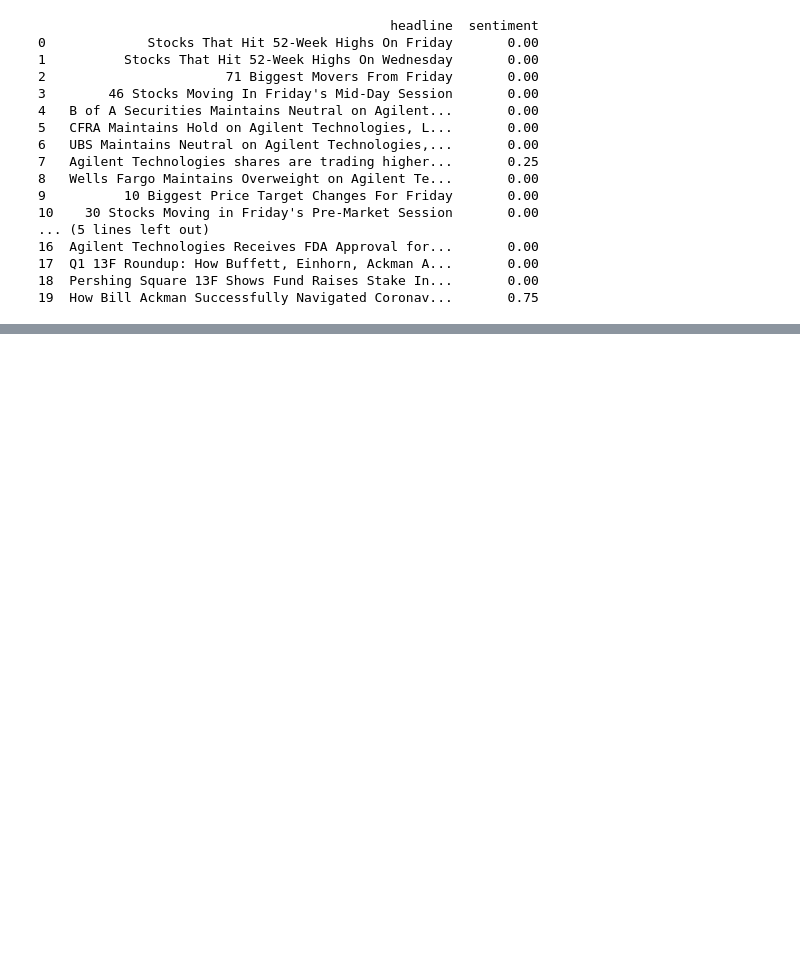
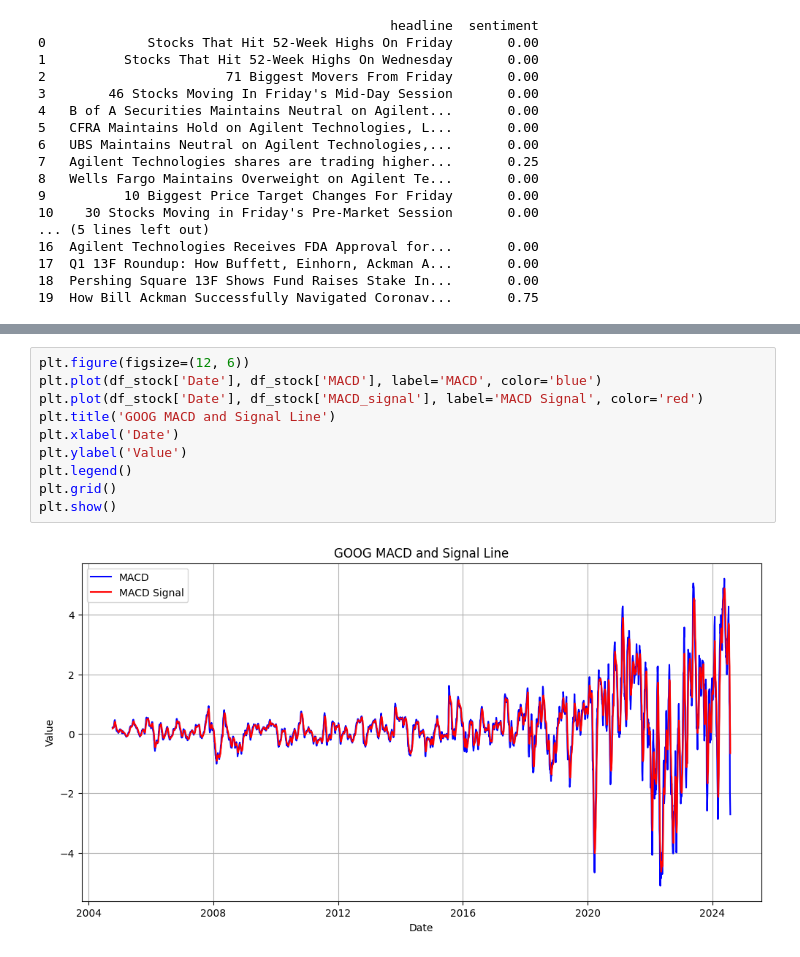
Before and after one commit to Lemlem-Tsifete/Tnx-acadamy-week-1, a Jupyter notebook: notebooks/analysis.ipynb, the cells around one changed output, grey strips where cells are left out. Drawn from its saved outputs; the diff is of its cells as text; blank space fills up the shorter version.

```diff
--- a/notebooks/analysis.ipynb
+++ b/notebooks/analysis.ipynb
@@ -225,0 +305,12 @@ Name: count, dtype: int64
+# %%
+plt.figure(figsize=(12, 6))
+plt.plot(df_stock['Date'], df_stock['MACD'], label='MACD', color='blue')
+plt.plot(df_stock['Date'], df_stock['MACD_signal'], label='MACD Signal', color='red')
+plt.title('GOOG MACD and Signal Line')
+plt.xlabel('Date')
+plt.ylabel('Value')
+plt.legend()
+plt.grid()
+plt.show()
+# %% [output]
+[figure, added]
```
Also changed, not shown: parts of 10 cells of this notebook.
